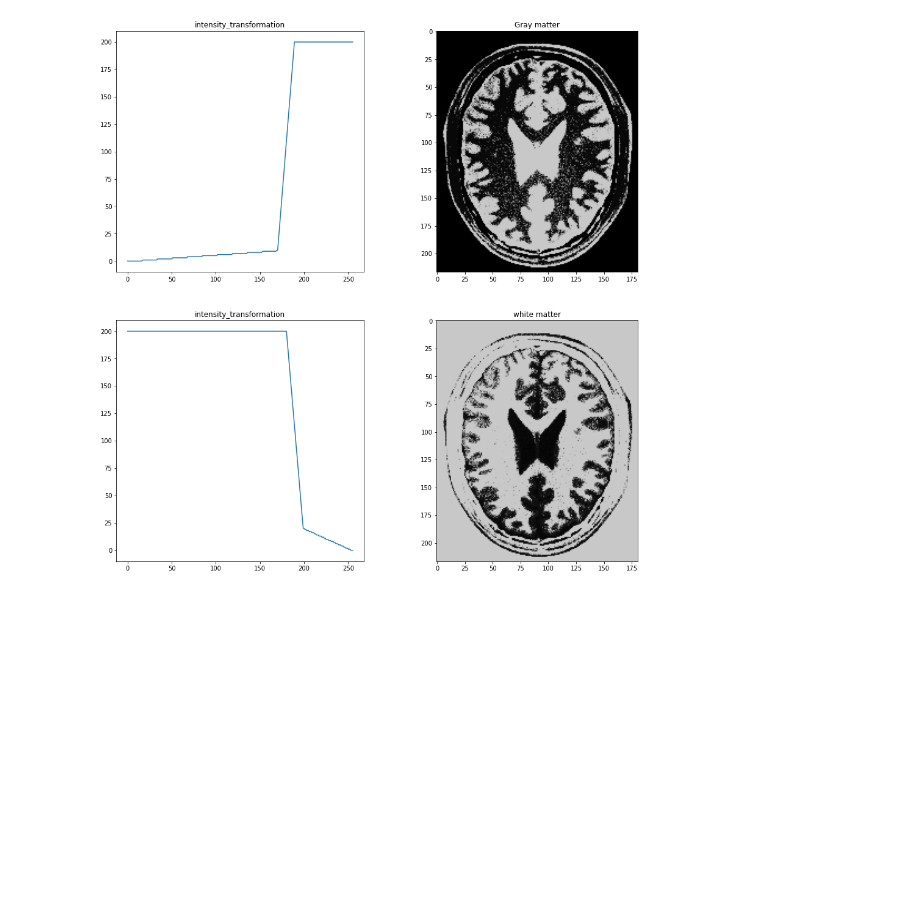
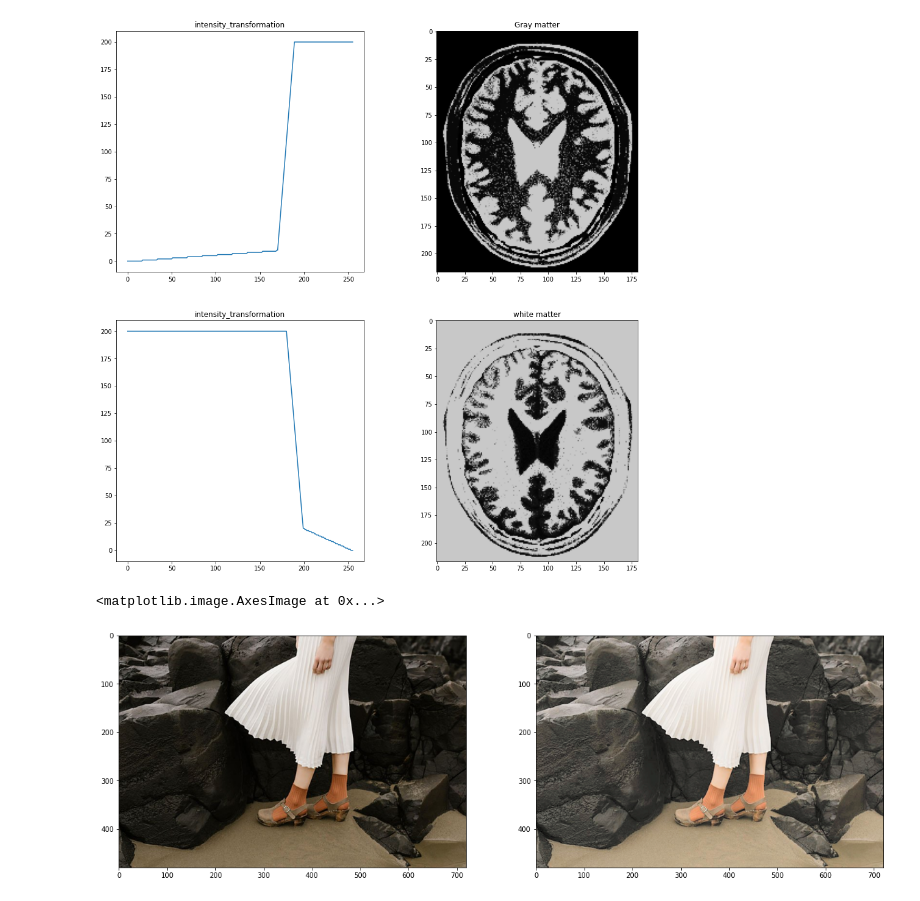
Before and after one commit to Thilanka1999/Computer-Vision-and-Image-Processing, a Jupyter notebook: assignment 1/As1.ipynb, the cells around one changed output. Saved outputs shown, nothing was run; the diff lists cells and outputs as text; code cells hidden in the pictures; blank space fills up the shorter version.

Commit message:
plot the 3rd qustion image ( gamma corected image)

```diff
--- a/assignment 1/As1.ipynb
+++ b/assignment 1/As1.ipynb
@@ -100,3 +100,23 @@ ax[1][1].set_title('white matter')
 Text(0.5, 1.0, 'white matter')
 [figure]
 [figure]
+# %%
+f = cv.imread(r'highlights_and_shadows.jpg')
+assert f is not None
+
+f1 = cv.cvtColor(f, cv.COLOR_BGR2RGB)
+f2 = cv.cvtColor(f, cv.COLOR_BGR2LAB)
+
+gamma = 0.5
+t = np.array([(p/255)**gamma*255 for p in range(0, 256)]).astype(np.uint8)
+
+f3 = cv.LUT(f2[:, :, 0], t)
+f2[:,:, 0] = f3
+f4 = cv.cvtColor(f2, cv.COLOR_LAB2RGB)
+
+fig, ax = plt.subplots(1, 2, figsize=(20, 20))
+ax[0].imshow(f1)
+ax[1].imshow(f4)
+# %% [output]
+<matplotlib.image.AxesImage at 0x...>
+[figure, added]
```
